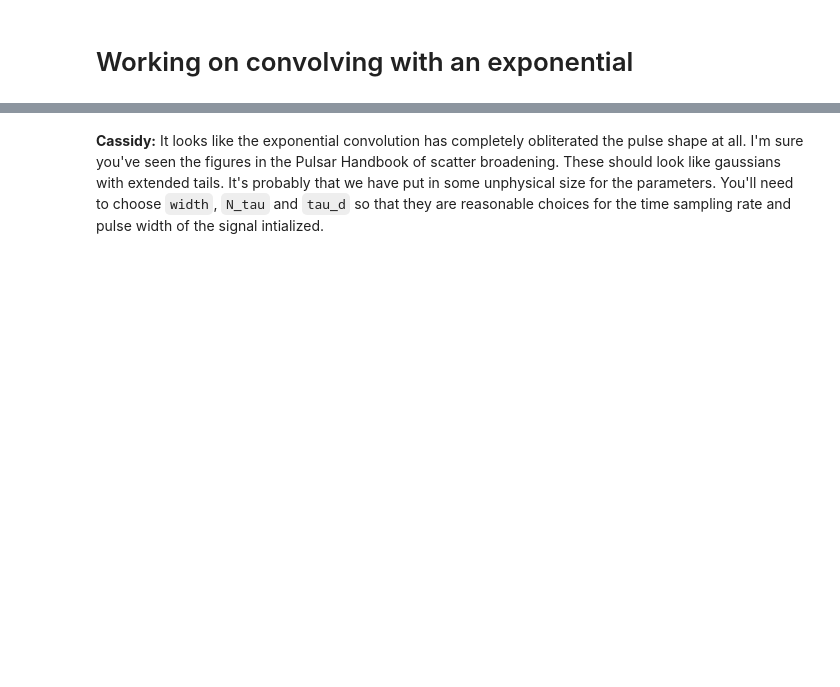
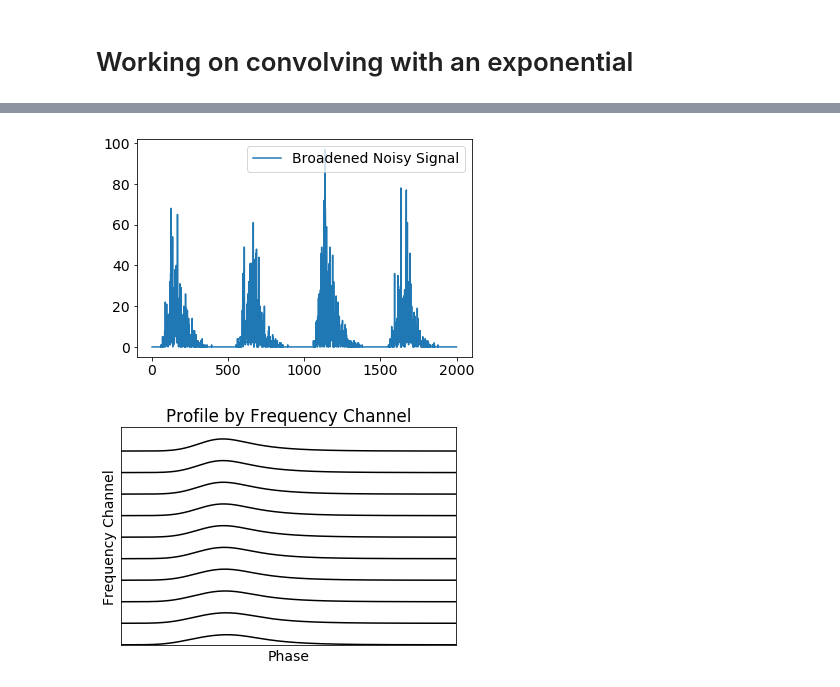
Before and after one commit to ameliahenkel/REU_SU17, a Jupyter notebook: Cassidy_Methods/MinimalWorkingNotebook_Cassidy_Plus_EXP.ipynb, the cells around one changed output, grey strips where cells are left out. Drawn from its saved outputs; the diff is of its cells as text; code cells hidden in the pictures; blank space fills up the shorter version.

```diff
--- a/Cassidy_Methods/MinimalWorkingNotebook_Cassidy_Plus_EXP.ipynb
+++ b/Cassidy_Methods/MinimalWorkingNotebook_Cassidy_Plus_EXP.ipynb
@@ -112,0 +134,30 @@ __Cassidy:__ I really like how you vectorized the `tau_scatter` array. I think y
+# %%
+def Scintillation2(pulsar_object, signal_object,tau_d_in=10,N_tau=10):
+    """DRAFT DOCSTRING:
+    This is a function that convolves a pulsar profile with an exponential function
+    to simulate the process of scintillation.
+
+    Parameters
+    ---------
+    pulsar_object: VersionZeroPointZero.pulsar.Pulsar object
+        The pulsar object
+    signal_object: VersionZeroPointZero.signal.Signal
+        The signal object
+    tau_d_in: DON'T KNOW WHAT TO PUT HERE
+        What is this again?
+    """
+    width = pulsar_object.nBinsPeriod
+    tau_scatter_time = PSS.scintillation.scale_tau_d(tau_d = tau_d_in,nu_i = signal_object.f0,nu_f = signal_object.freq_Array)
+    tau_scatter_bins = tau_scatter_time / signal_object.TimeBinSize
+    #Iterating over the tau arrays where each profile
+    #corresponds to the respective tau index
+    for ii, tau_bin in enumerate(tau_scatter_bins):
+        t = np.linspace(0,N_tau*tau_bin,width)
+        EXP = (np.exp(-t/tau_bin))
+        EXP_sum = np.sum(EXP)
+        EXP_norm = EXP / EXP_sum
+        pulsar_prof_sum = np.sum(pulsar_object.profile[ii,:])
+        pulsar_prof_norm = pulsar_object.profile[ii,:] / pulsar_prof_sum
+        convolved_prof = sp.convolve(pulsar_prof_norm, EXP_norm,"full")
+        #Need to cut the convolved function off at the length of the inital pulsar profile
+        pulsar_object.profile[ii,:] = (pulsar_prof_sum)*(convolved_prof[:width])
@@ -136,2 +193,15 @@ ProfilePlot(P2.profile)
-# %% [markdown]
-__Cassidy:__ It looks like the exponential convolution has completely obliterated the pulse shape at all. I'm sure you've seen the figures in the Pulsar Handbook of scatter broadening. These should look like gaussians with extended tails. It's probably that we have put in some unphysical size for the parameters. You'll need to choose `width`, `N_tau` and `tau_d` so that they are reasonable choices for the time sampling rate and pulse width of the signal intialized.
+# %%
+S3=PSS.Signal(Nt=2000,mode='simulate')
+P3=PSS.Pulsar(S3)
+I3=PSS.ISM(S3,mode='simulate')
+I3.finalize_ism()
+DMBroaden(P3,S3)
+Scintillation2(P3,S3,10,10)
+P3.make_pulses()
+plt.plot(P3.signal[5],label="Broadened Noisy Signal")
+plt.legend()
+plt.show()
+ProfilePlot(P3.profile)
+# %% [output]
+[figure, added]
+[figure, added]
```
Also changed, not shown: parts of 17 cells of this notebook, 1 other file.
